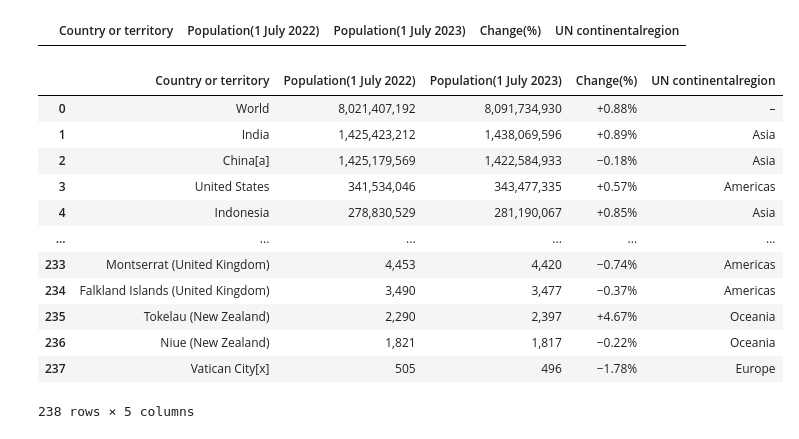
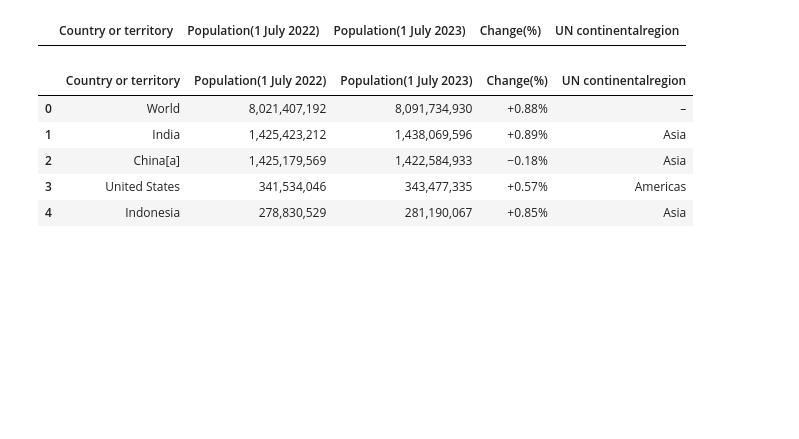
Before and after one commit to Gmfu32/Countries-Population, a Jupyter notebook: webscrape.ipynb, the cells around one changed output. Cells and saved outputs as stored; diff of their text form; code cells hidden in the pictures; blank space fills up the shorter version.

```diff
--- a/webscrape.ipynb
+++ b/webscrape.ipynb
@@ -82,19 +81,12 @@ for row in col_name[1:]:
     length = len(df)
     df.loc[length] = individual_row_data
 # %%
-df
+df.head()
 # %% [output]
 |  | Country or territory | Population(1 July 2022) | Population(1 July 2023) | Change(%) | UN continentalregion |
 | 0 | World | 8,021,407,192 | 8,091,734,930 | +0.88% | – |
 | 1 | India | 1,425,423,212 | 1,438,069,596 | +0.89% | Asia |
 | 2 | China[a] | 1,425,179,569 | 1,422,584,933 | −0.18% | Asia |
 | 3 | United States | 341,534,046 | 343,477,335 | +0.57% | Americas |
 | 4 | Indonesia | 278,830,529 | 281,190,067 | +0.85% | Asia |
-| ... | ... | ... | ... | ... | ... |
-| 233 | Montserrat (United Kingdom) | 4,453 | 4,420 | −0.74% | Americas |
-| 234 | Falkland Islands (United Kingdom) | 3,490 | 3,477 | −0.37% | Americas |
-| 235 | Tokelau (New Zealand) | 2,290 | 2,397 | +4.67% | Oceania |
-| 236 | Niue (New Zealand) | 1,821 | 1,817 | −0.22% | Oceania |
-| 237 | Vatican City[x] | 505 | 496 | −1.78% | Europe |
-238 rows × 5 columns
 # %%
```
Also changed, not shown: parts of 12 cells of this notebook.
